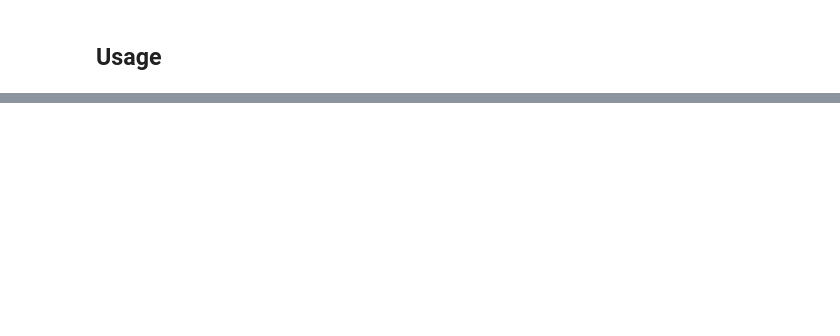
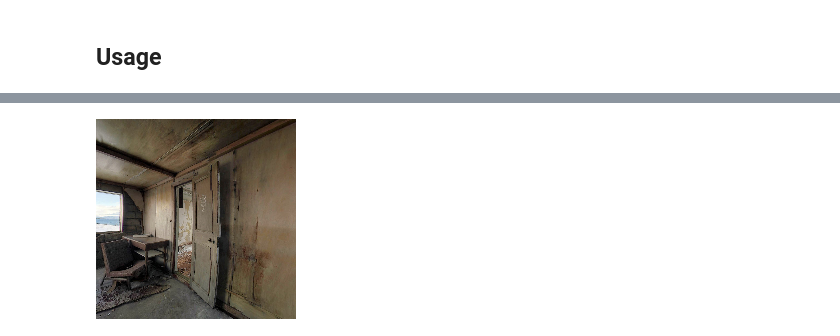
Before and after one commit to AllanYangZhou/sph_panorama_style_transfer, a Jupyter notebook: PytorchSphProjectionExample.ipynb, the cells around one changed output, grey strips where cells are left out. Drawn from its saved outputs; the diff is of its cells as text; code cells hidden in the pictures; blank space fills up the shorter version.

```diff
--- a/PytorchSphProjectionExample.ipynb
+++ b/PytorchSphProjectionExample.ipynb
@@ -20,6 +21,6 @@ im_var = Variable(loader(im)[None], requires_grad=True)
 # %%
-coords = make_grid_np(0, np.pi / 3, 200, np.array(im).shape)
-coords_var = Variable(torch.from_numpy(coords.astype(np.float32))[None], requires_grad=False)
+coords = make_proj_grid(0, np.pi / 3, 200).astype(np.float32)
+coords_var = torch.from_numpy(coords)[None]
 # %%
 projection_var = F.grid_sample(im_var, coords_var)
 # %%
@@ -43,0 +36,5 @@ plt.imshow(projected_image)
+# %%
+im = deproc(projection_var.squeeze())
+im
+# %% [output]
+[figure, added]
```
Also changed, not shown: parts of 11 cells of this notebook, 3 other files.
